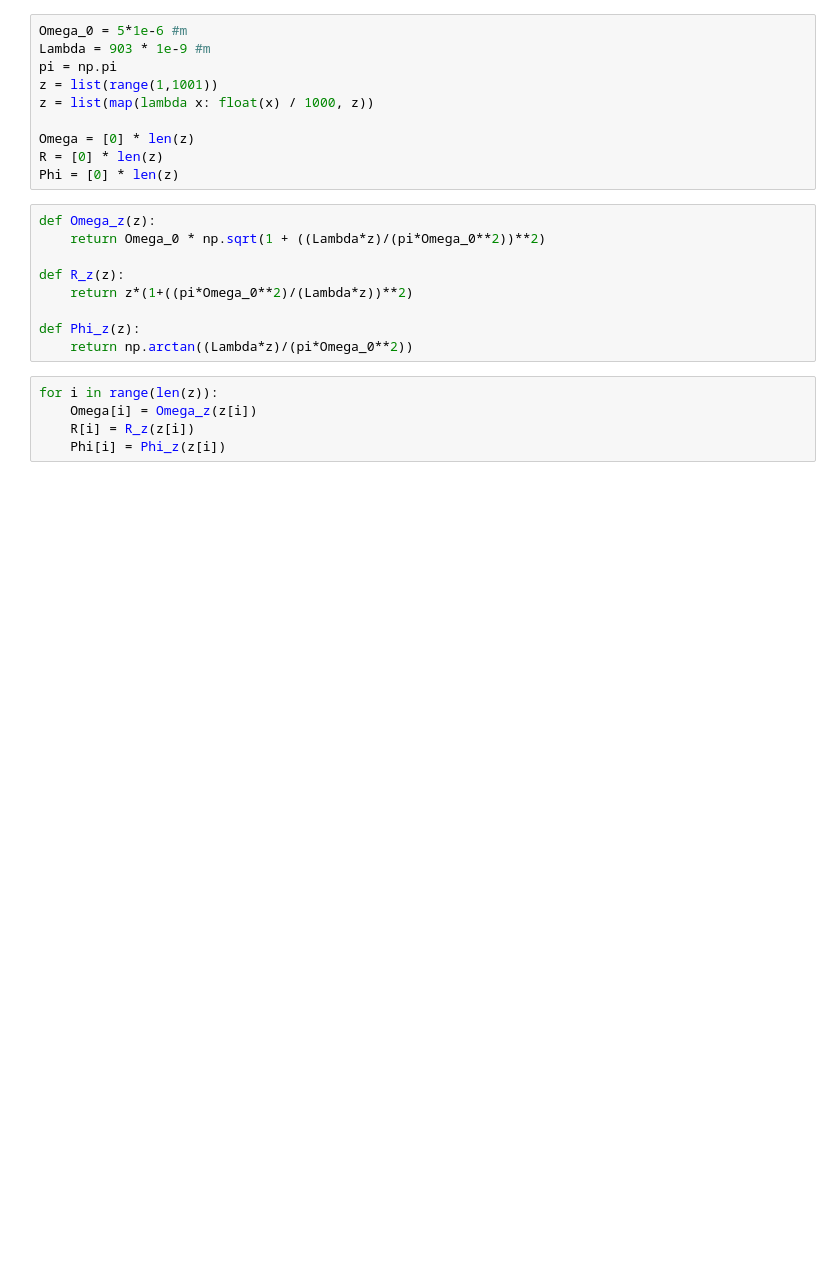
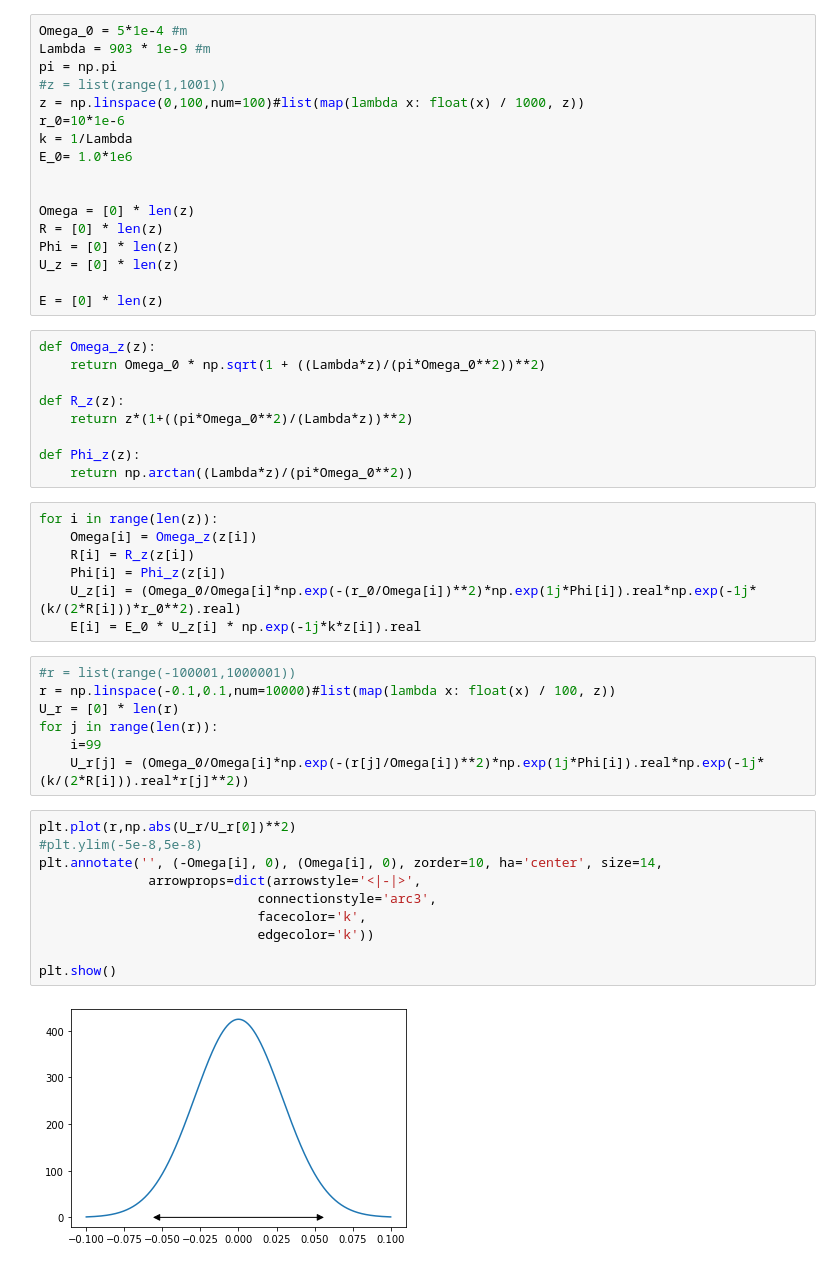
Before and after one commit to bb-shota/Laser_Propagation, a Jupyter notebook: main.ipynb, the cells around one changed output. Saved outputs shown, nothing was run; the diff lists cells and outputs as text; blank space fills up the shorter version.

```diff
--- a/main.ipynb
+++ b/main.ipynb
@@ -4,13 +7,20 @@ import numpy as np
 # %%
-Omega_0 = 5*1e-6 #m
+Omega_0 = 5*1e-4 #m
 Lambda = 903 * 1e-9 #m
 pi = np.pi
-z = list(range(1,1001))
-z = list(map(lambda x: float(x) / 1000, z))
+#z = list(range(1,1001))
+z = np.linspace(0,100,num=100)#list(map(lambda x: float(x) / 1000, z))
+r_0=10*1e-6
+k = 1/Lambda
+E_0= 1.0*1e6
+
 
 Omega = [0] * len(z)
 R = [0] * len(z)
 Phi = [0] * len(z)
+U_z = [0] * len(z)
+
+E = [0] * len(z)
 # %%
 def Omega_z(z):
     return Omega_0 * np.sqrt(1 + ((Lambda*z)/(pi*Omega_0**2))**2)
@@ -25,3 +35,24 @@ for i in range(len(z)):
     Omega[i] = Omega_z(z[i])
     R[i] = R_z(z[i])
     Phi[i] = Phi_z(z[i])
+    U_z[i] = (Omega_0/Omega[i]*np.exp(-(r_0/Omega[i])**2)*np.exp(1j*Phi[i]).real*np.exp(-1j*(k/(2*R[i]))*r_0**2).real)
+    E[i] = E_0 * U_z[i] * np.exp(-1j*k*z[i]).real
+# %%
+#r = list(range(-100001,1000001))
+r = np.linspace(-0.1,0.1,num=10000)#list(map(lambda x: float(x) / 100, z))
+U_r = [0] * len(r)
+for j in range(len(r)):
+    i=99
+    U_r[j] = (Omega_0/Omega[i]*np.exp(-(r[j]/Omega[i])**2)*np.exp(1j*Phi[i]).real*np.exp(-1j*(k/(2*R[i])).real*r[j]**2))
+# %%
+plt.plot(r,np.abs(U_r/U_r[0])**2)
+#plt.ylim(-5e-8,5e-8)
+plt.annotate('', (-Omega[i], 0), (Omega[i], 0), zorder=10, ha='center', size=14,
+              arrowprops=dict(arrowstyle='<|-|>',
+                            connectionstyle='arc3',
+                            facecolor='k',
+                            edgecolor='k'))
+
+plt.show()
+# %% [output]
+[figure, added]
```
Also changed, not shown: parts of 7 cells of this notebook.
